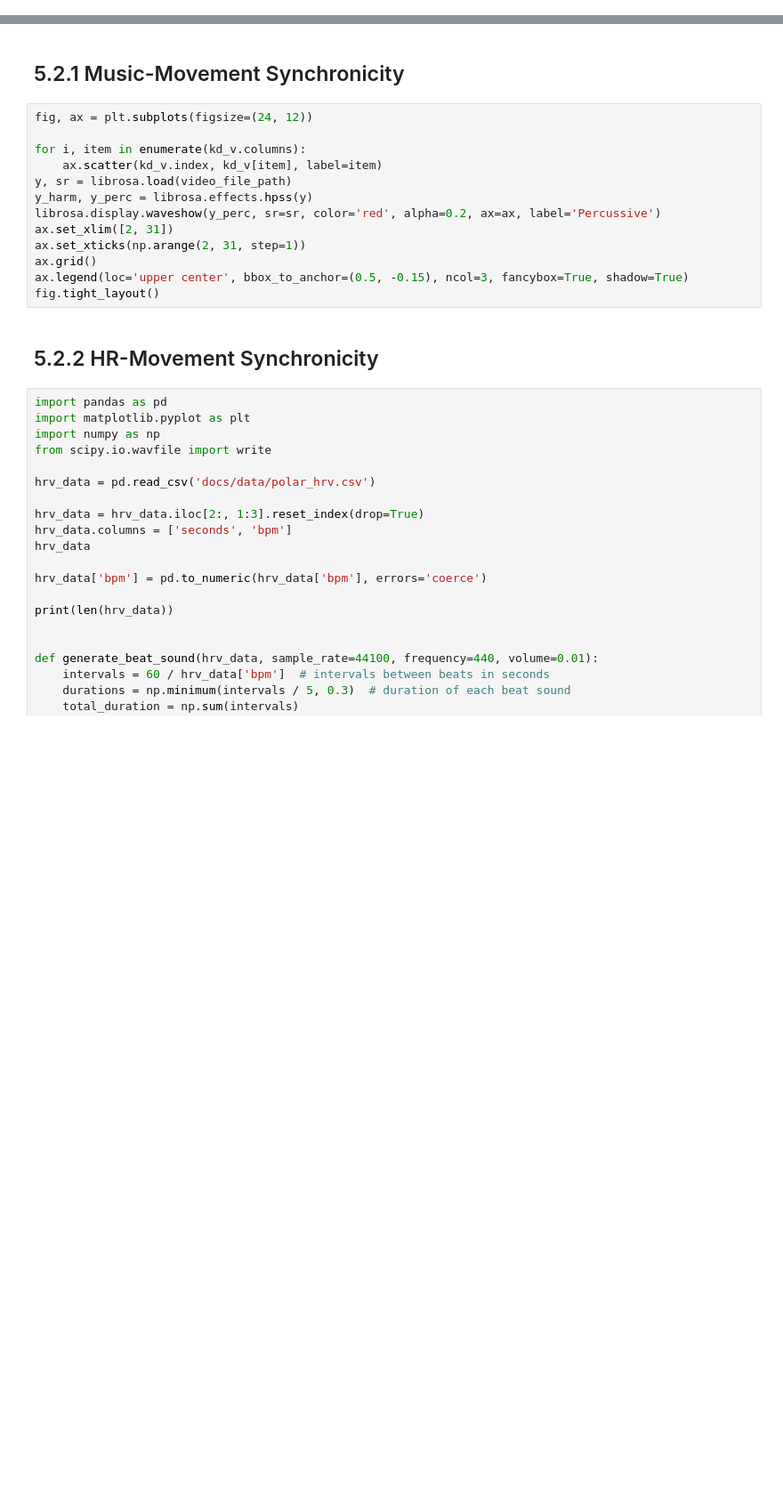
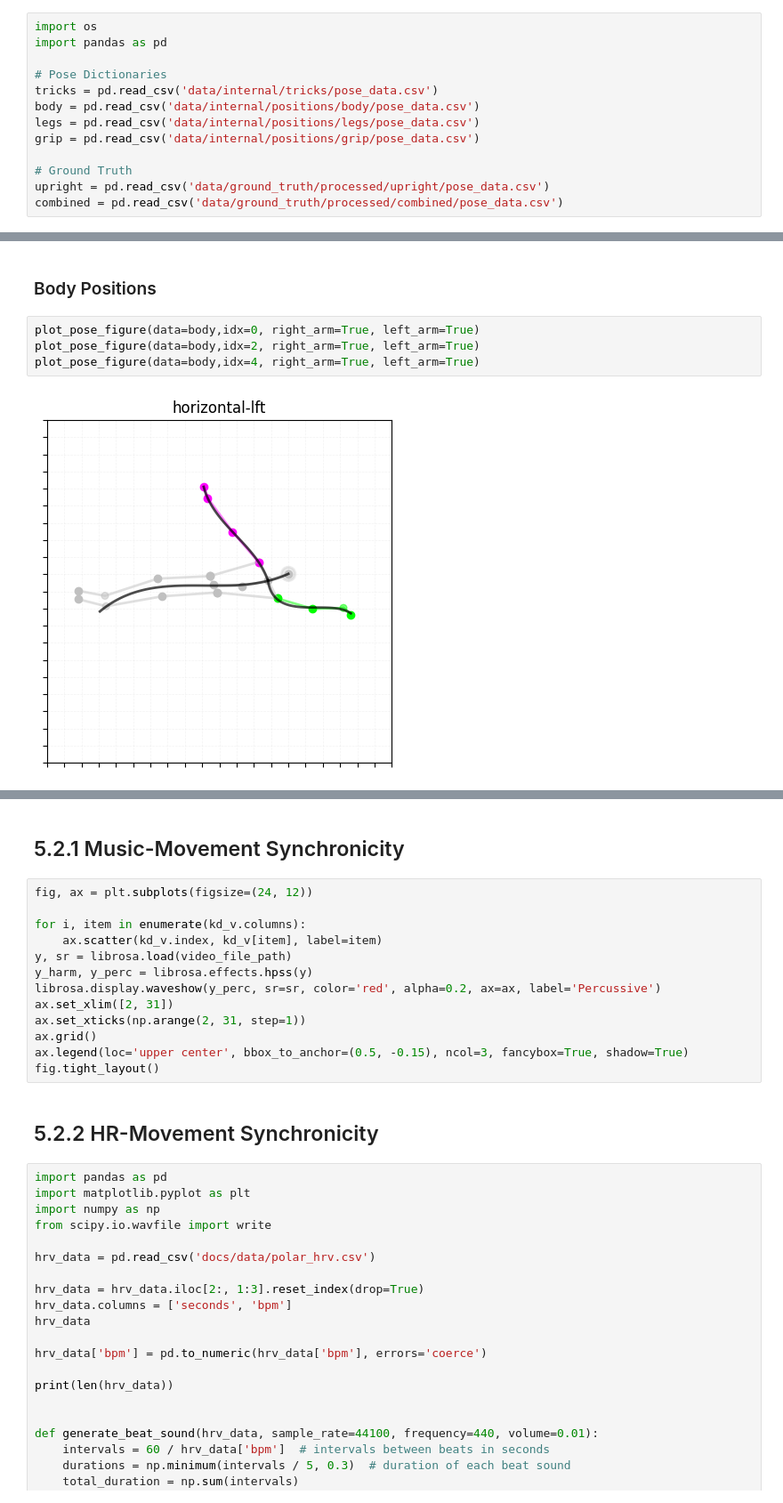
Before and after one commit to kayesokua/poledance.xyz, a Jupyter notebook: docs/5-0_data_visualizations.ipynb, the cells around one changed output, grey strips where cells are left out. Shown at 89% size. Drawn from its saved outputs; the diff is of its cells as text; blank space fills up the shorter version.

Commit message:
plot pose data algorithms initial commit

```diff
--- a/docs/5-0_data_visualizations.ipynb
+++ b/docs/5-0_data_visualizations.ipynb
@@ -3 +16,14 @@
+# %%
+import os
+import pandas as pd
+
+# Pose Dictionaries
+tricks = pd.read_csv('data/internal/tricks/pose_data.csv')
+body = pd.read_csv('data/internal/positions/body/pose_data.csv')
+legs = pd.read_csv('data/internal/positions/legs/pose_data.csv')
+grip = pd.read_csv('data/internal/positions/grip/pose_data.csv')
+
+# Ground Truth
+upright = pd.read_csv('data/ground_truth/processed/upright/pose_data.csv')
+combined = pd.read_csv('data/ground_truth/processed/combined/pose_data.csv')
 # %% [markdown]
@@ -129,0 +190,8 @@ plot_world_pose_coordinates_custom(pose_coordinates, 10, 120, "elevation:10 , az
+# %% [markdown]
+### Body Positions
+# %%
+plot_pose_figure(data=body,idx=0, right_arm=True, left_arm=True)
+plot_pose_figure(data=body,idx=2, right_arm=True, left_arm=True)
+plot_pose_figure(data=body,idx=4, right_arm=True, left_arm=True)
+# %% [output]
+[figure, added]
```
Also changed, not shown: parts of 18 cells of this notebook.
